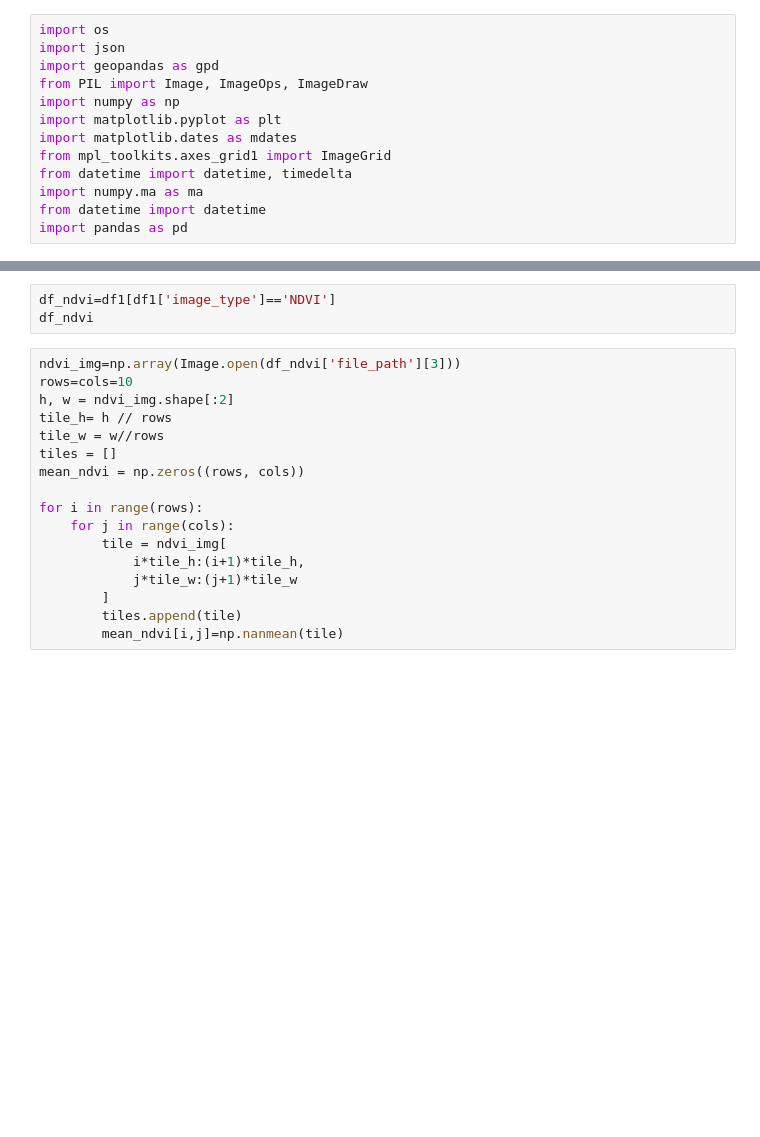
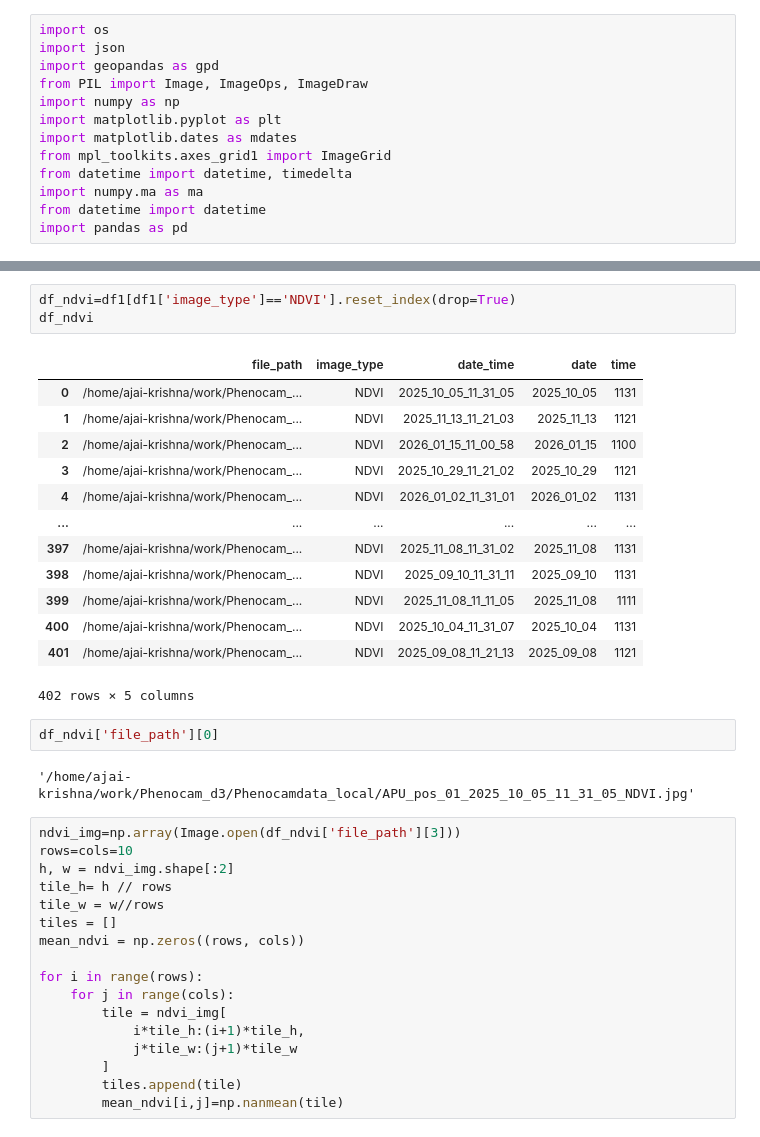
Before and after one commit to ajaikrishn/Phenocam-Dashboard, a Jupyter notebook: image_processing.ipynb, the cells around one changed output, grey strips where cells are left out. Cells and saved outputs as stored; diff of their text form; blank space fills up the shorter version.

```diff
--- a/image_processing.ipynb
+++ b/image_processing.ipynb
@@ -29,6 +61,24 @@ df1
 # %%
-df_ndvi=df1[df1['image_type']=='NDVI']
+df_ndvi=df1[df1['image_type']=='NDVI'].reset_index(drop=True)
 df_ndvi
+# %% [output]
+|  | file_path | image_type | date_time | date | time |
+| 0 | /home/ajai-krishna/work/Phenocam_... | NDVI | 2025_10_05_11_31_05 | 2025_10_05 | 1131 |
+| 1 | /home/ajai-krishna/work/Phenocam_... | NDVI | 2025_11_13_11_21_03 | 2025_11_13 | 1121 |
+| 2 | /home/ajai-krishna/work/Phenocam_... | NDVI | 2026_01_15_11_00_58 | 2026_01_15 | 1100 |
+| 3 | /home/ajai-krishna/work/Phenocam_... | NDVI | 2025_10_29_11_21_02 | 2025_10_29 | 1121 |
+| 4 | /home/ajai-krishna/work/Phenocam_... | NDVI | 2026_01_02_11_31_01 | 2026_01_02 | 1131 |
+| ... | ... | ... | ... | ... | ... |
+| 397 | /home/ajai-krishna/work/Phenocam_... | NDVI | 2025_11_08_11_31_02 | 2025_11_08 | 1131 |
+| 398 | /home/ajai-krishna/work/Phenocam_... | NDVI | 2025_09_10_11_31_11 | 2025_09_10 | 1131 |
+| 399 | /home/ajai-krishna/work/Phenocam_... | NDVI | 2025_11_08_11_11_05 | 2025_11_08 | 1111 |
+| 400 | /home/ajai-krishna/work/Phenocam_... | NDVI | 2025_10_04_11_31_07 | 2025_10_04 | 1131 |
+| 401 | /home/ajai-krishna/work/Phenocam_... | NDVI | 2025_09_08_11_21_13 | 2025_09_08 | 1121 |
+402 rows × 5 columns
+# %%
+df_ndvi['file_path'][0]
+# %% [output]
+'/home/ajai-krishna/work/Phenocam_d3/Phenocamdata_local/APU_pos_01_2025_10_05_11_31_05_NDVI.jpg'
 # %%
 ndvi_img=np.array(Image.open(df_ndvi['file_path'][3]))
 rows=cols=10
```
Also changed, not shown: parts of 11 cells of this notebook, 2 other files.
